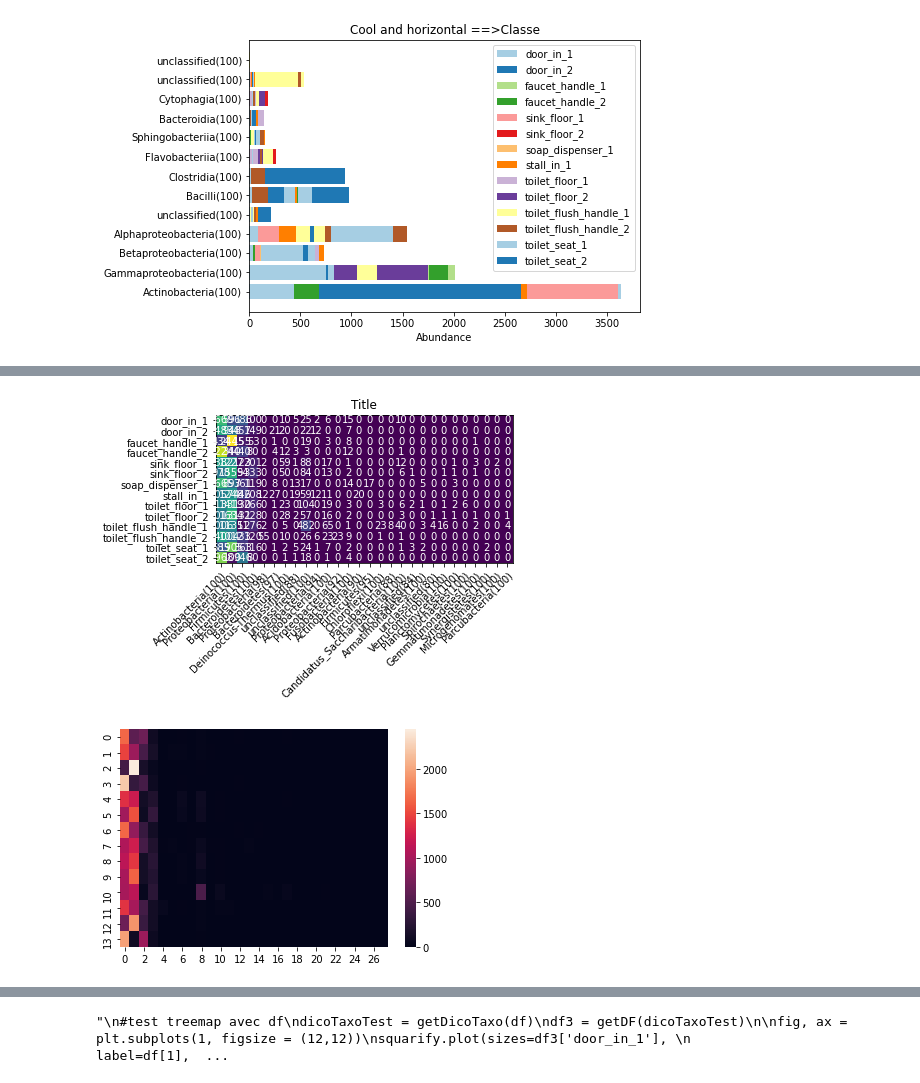
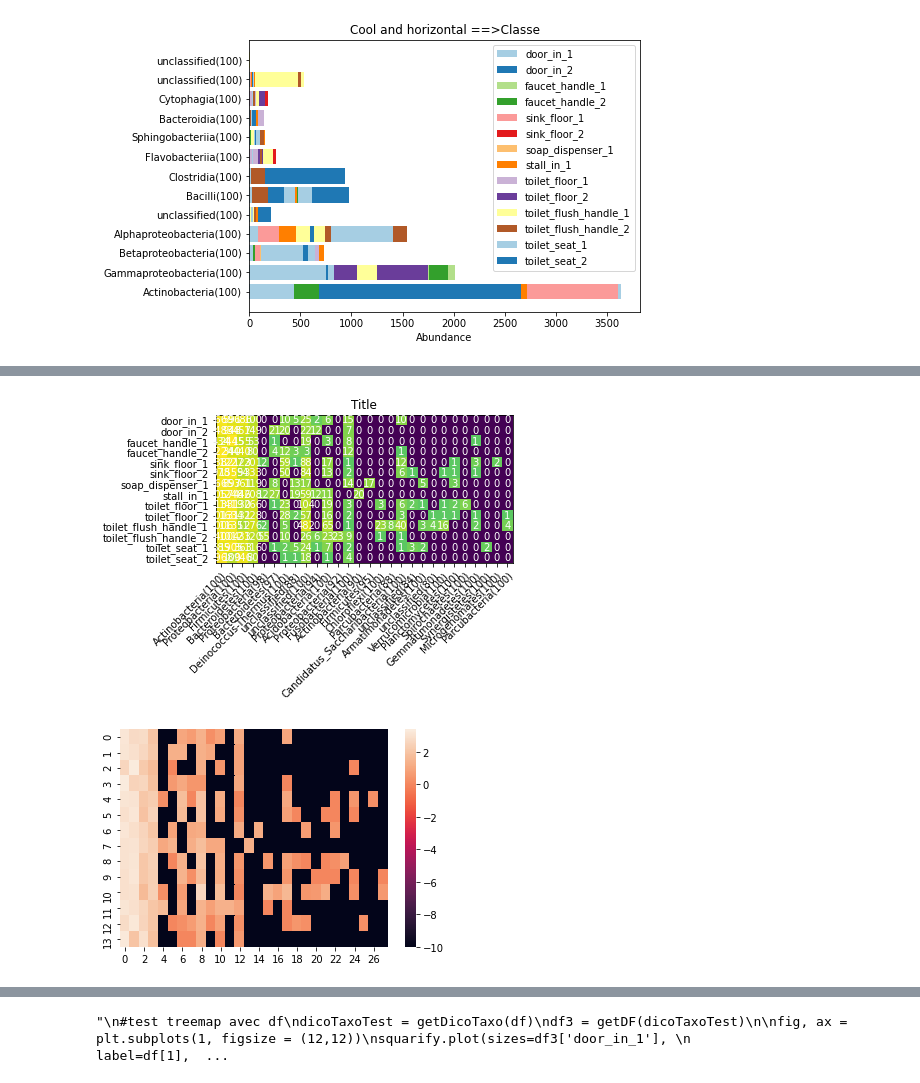
Before and after one commit to mmartelat/vdb_joha_marie, a Jupyter notebook: projetVdb.ipynb, the cells around one changed output, grey strips where cells are left out. Cells and saved outputs as stored; diff of their text form; code cells hidden in the pictures.

Commit message:
ajout transform logarith

```diff
--- a/projetVdb.ipynb
+++ b/projetVdb.ipynb
@@ -556,8 +543,13 @@ localisation = ["door_in_1","door_in_2", "faucet_handle_1",
 
 espece=vecteurs[0]
 
+MATf = mat.astype(np.float)
+# replace zeros by 10puissance-10 (tres tres petite val) >> eviter erreur logtransform
+MATf[MATf == 0] = 10**-10
+LOGTRANSFORMED = np.log10(MATf)
+
 fig, ax = plt.subplots()
-im = ax.imshow(mat)
+im = ax.imshow(LOGTRANSFORMED)
 
 ax.set_xticks(np.arange(len(espece)))
 ax.set_yticks(np.arange(len(localisation)))
@@ -578,24 +570,33 @@ ax.set_title("Title")
 fig.tight_layout()
 plt.show()
 # %% [output]
-[figure, old version]
+[figure, new version]
 # %%
 import seaborn as sns
 ##Test heatmap
 dicoTaxoTest = getDicoTaxo(df)
 vecteurs = getNiv("Phylum",dicoTaxoTest)
 mat = matrice(vecteurs)
 localisation = ["door_in_1","door_in_2", "faucet_handle_1",
                 "faucet_handle_2", "sink_floor_1", "sink_floor_2",
                "soap_dispenser_1", "stall_in_1", "toilet_floor_1",
                "toilet_floor_2", "toilet_flush_handle_1",
                "toilet_flush_handle_2", "toilet_seat_1", "toilet_seat_2"]
 
 espece=vecteurs[0]
 
-ax = sns.heatmap(mat)
+"""
+transformation logarithmique pour ameliorer visualisation
+"""
+#transform to float
+MATf = mat.astype(np.float)
+# replace zeros by 10puissance-10 (tres tres petite val) >> eviter erreur logtransform
+MATf[MATf == 0] = 10**-10
+LOGTRANSFORMED = np.log10(MATf)
+
+ax = sns.heatmap(LOGTRANSFORMED)
 # %% [output]
-[figure, old version]
+[figure, new version]
 # %%
 import matplotlib.pyplot as plt
 #from sklearn.discriminant_analysis import LinearDiscriminantAnalysis
```
Also changed, not shown: parts of 3 cells of this notebook, 1 other file.
